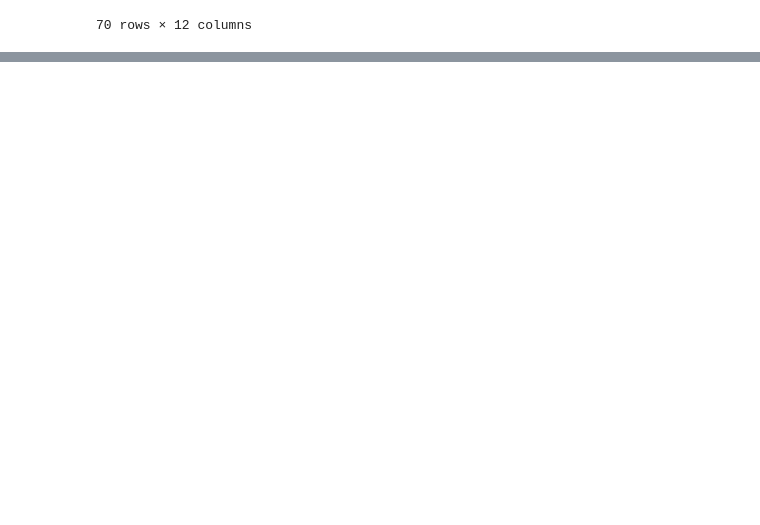
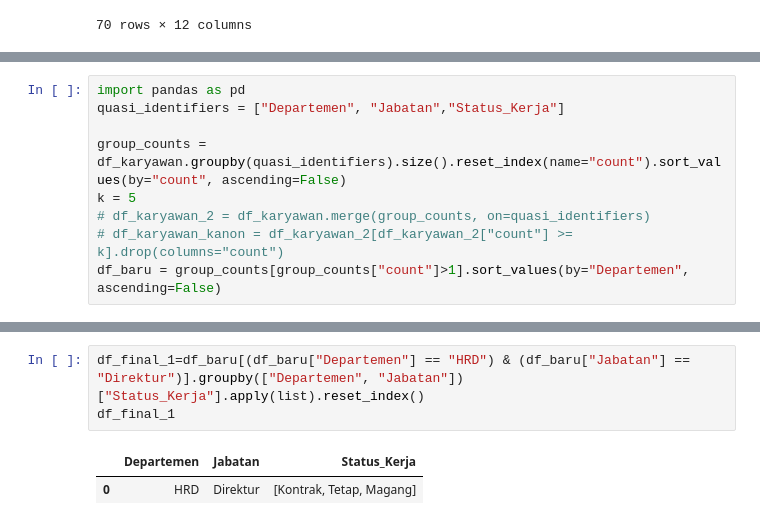
Before and after one commit to diosamuel/data_anonym_task, a Jupyter notebook: DataAnonymity.ipynb, the cells around one changed output, grey strips where cells are left out. Saved outputs shown, nothing was run; the diff lists cells and outputs as text; blank space fills up the shorter version.

```diff
--- a/DataAnonymity.ipynb
+++ b/DataAnonymity.ipynb
@@ -545,0 +566,9 @@ k_karyawan
+# %%
+import pandas as pd
+quasi_identifiers = ["Departemen", "Jabatan","Status_Kerja"]
+
+group_counts = df_karyawan.groupby(quasi_identifiers).size().reset_index(name="count").sort_values(by="count", ascending=False)
+k = 5
+# df_karyawan_2 = df_karyawan.merge(group_counts, on=quasi_identifiers)
+# df_karyawan_kanon = df_karyawan_2[df_karyawan_2["count"] >= k].drop(columns="count")
+df_baru = group_counts[group_counts["count"]>1].sort_values(by="Departemen", ascending=False)
@@ -545,0 +608,6 @@ k_karyawan
+# %%
+df_final_1=df_baru[(df_baru["Departemen"] == "HRD") & (df_baru["Jabatan"] == "Direktur")].groupby(["Departemen", "Jabatan"])["Status_Kerja"].apply(list).reset_index()
+df_final_1
+# %% [output]
+|  | Departemen | Jabatan | Status_Kerja |
+| 0 | HRD | Direktur | [Kontrak, Tetap, Magang] |
```
Also changed, not shown: parts of 14 cells of this notebook.
